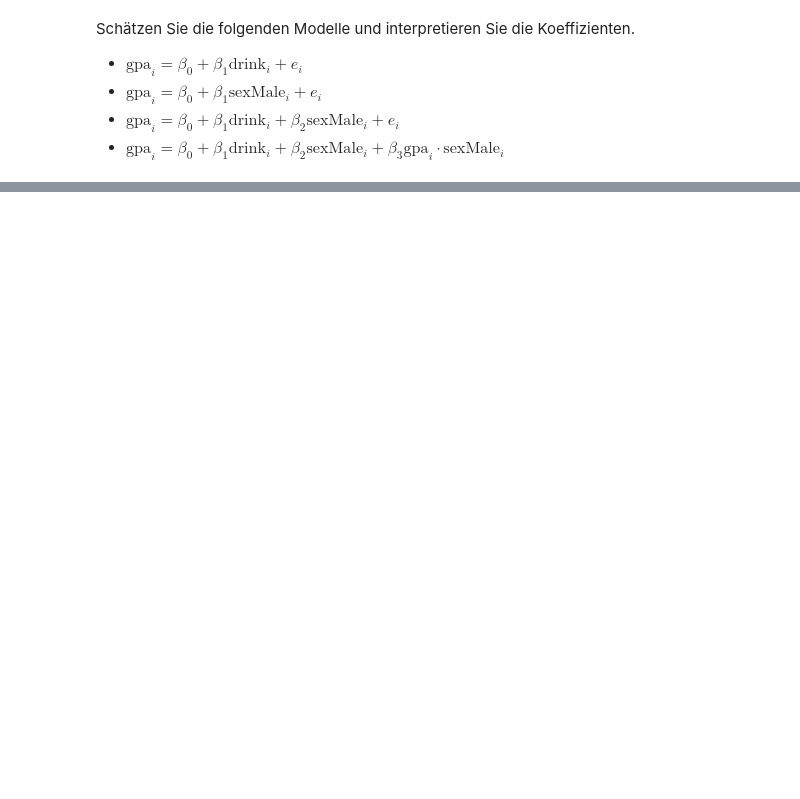
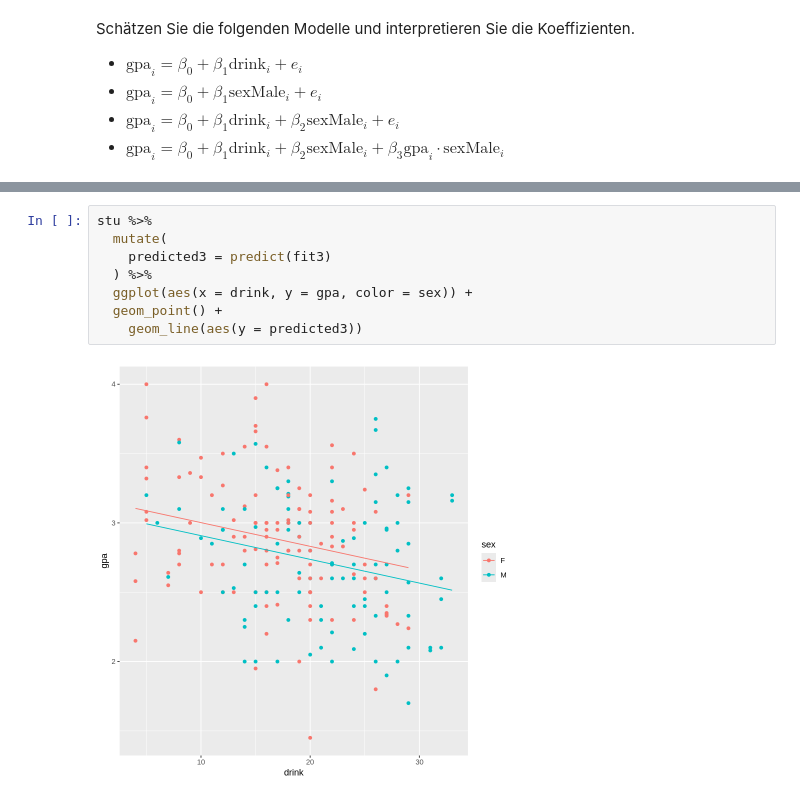
Before and after one commit to febse/econ2025-de, a Jupyter notebook: 10-Interaction-Effects.ipynb, the cells around one changed output, grey strips where cells are left out. Drawn from its saved outputs; the diff is of its cells as text; blank space fills up the shorter version.

```diff
--- a/10-Interaction-Effects.ipynb
+++ b/10-Interaction-Effects.ipynb
@@ -31,3 +123,13 @@ summary(fit3)
+# %%
+stu %>%
+  mutate(
+    predicted3 = predict(fit3)
+  ) %>%
+  ggplot(aes(x = drink, y = gpa, color = sex)) +
+  geom_point() +
+    geom_line(aes(y = predicted3))
+# %% [output]
+[figure, added]
 # %%
 fit4 <- lm(gpa ~ sex * drink, data = stu)
 summary(fit4)
```
Also changed, not shown: parts of 9 cells of this notebook.
